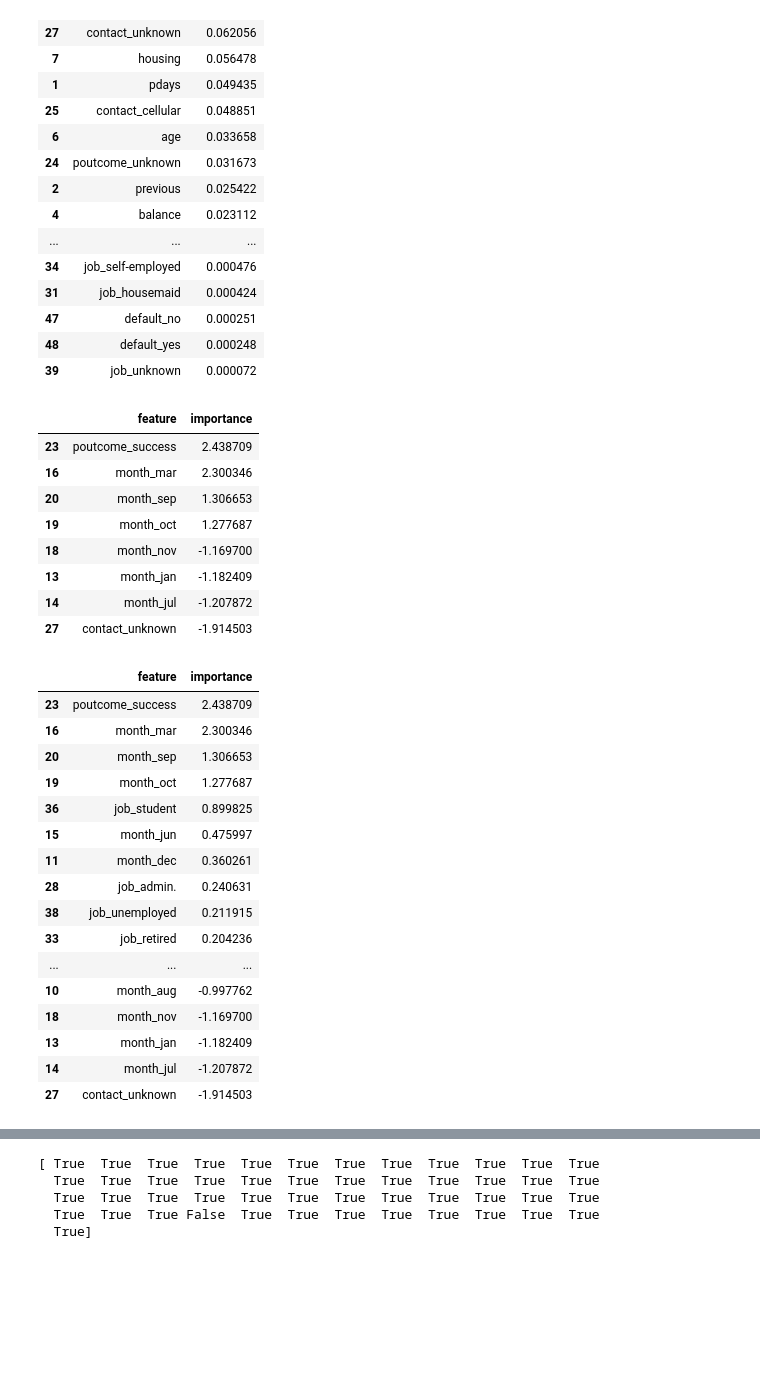
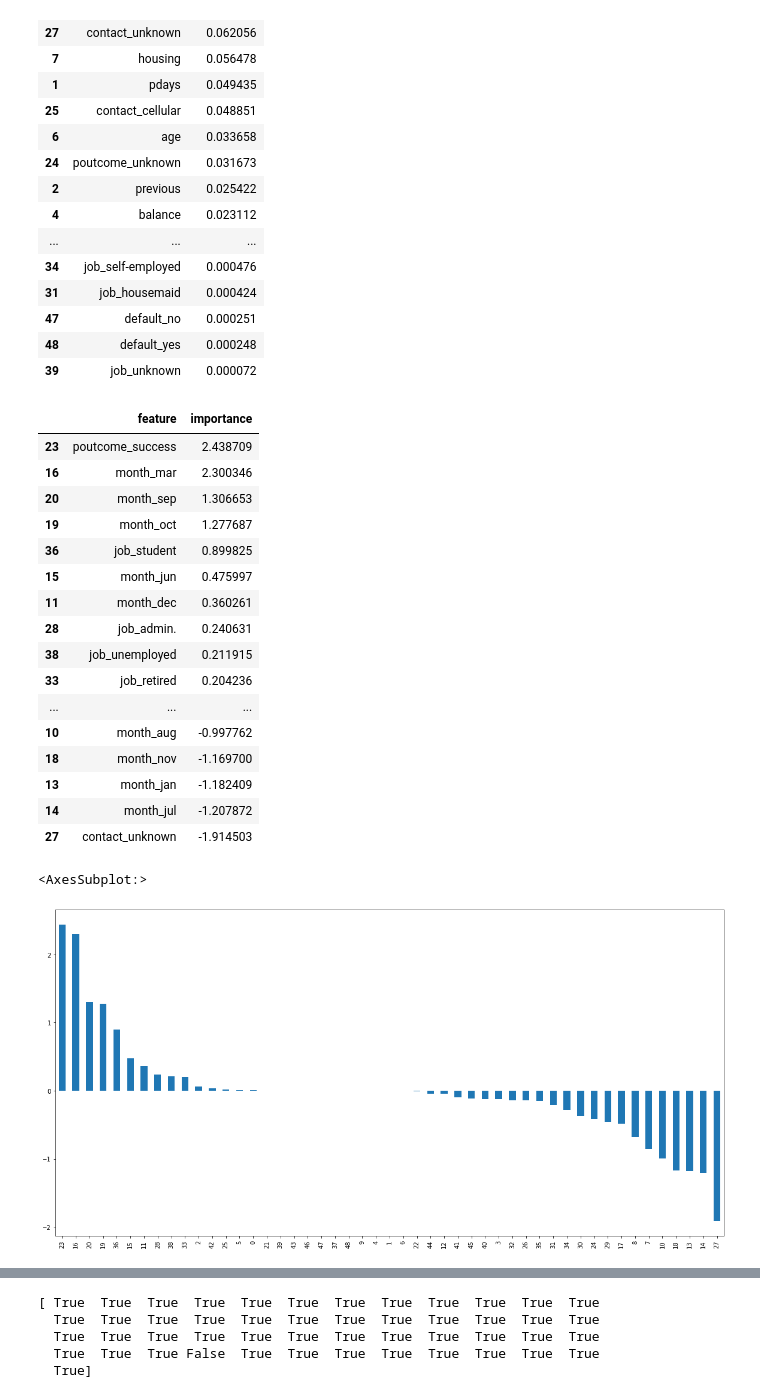
Before and after one commit to jwixis/ixisiv, a Jupyter notebook: bank_3.ipynb, the cells around one changed output, grey strips where cells are left out. Cells and saved outputs as stored; diff of their text form; code cells hidden in the pictures; blank space fills up the shorter version.

```diff
--- a/bank_3.ipynb
+++ b/bank_3.ipynb
@@ -159,3 +185,7 @@ sig_obj
 # %%
-sig_num_col = list(sig_num[sig_num['p-Value']<0.05]['Feature'])
-sig_obj_col = list(sig_obj[sig_obj['p-Value']<0.05]['Feature'])
+alpha_level = 0.05
+num_col_num = sig_num.shape[0]
+num_col_obj = sig_obj.shape[0]
+sig_num_col = list(sig_num[sig_num['p-Value']<(alpha_level/sig_num.shape[0])]['Feature'])
+sig_obj_col = list(sig_obj[sig_obj['p-Value']<(alpha_level/sig_obj.shape[0])]['Feature'])
+print(len(sig_num_col), len(sig_obj_col))
@@ -335,34 +396,28 @@ df_rf_fea_imp
 # %%
 df_lasso_fea_imp = pd.DataFrame(zip(X_train.columns, fitted_clfs[1].coef_[0]),
                              columns=['feature', 'importance']).sort_values(by='importance', ascending=False)
-df_lasso_fea_imp[(df_lasso_fea_imp.importance>1)|(df_lasso_fea_imp.importance<-1)]
+df_lasso_fea_imp
 # %% [output]
 |  | feature | importance |
 | 23 | poutcome_success | 2.438709 |
 | 16 | month_mar | 2.300346 |
 | 20 | month_sep | 1.306653 |
 | 19 | month_oct | 1.277687 |
+| 36 | job_student | 0.899825 |
+| 15 | month_jun | 0.475997 |
+| 11 | month_dec | 0.360261 |
+| 28 | job_admin. | 0.240631 |
+| 38 | job_unemployed | 0.211915 |
+| 33 | job_retired | 0.204236 |
+| ... | ... | ... |
+| 10 | month_aug | -0.997762 |
 | 18 | month_nov | -1.169700 |
 | 13 | month_jan | -1.182409 |
 | 14 | month_jul | -1.207872 |
 | 27 | contact_unknown | -1.914503 |
 # %%
-df_lasso_fea_imp
+plt.figure(figsize=(20,10))
+df_lasso_fea_imp.importance.plot(kind='bar')
 # %% [output]
-|  | feature | importance |
-| 23 | poutcome_success | 2.438709 |
-| 16 | month_mar | 2.300346 |
-| 20 | month_sep | 1.306653 |
-| 19 | month_oct | 1.277687 |
-| 36 | job_student | 0.899825 |
-| 15 | month_jun | 0.475997 |
-| 11 | month_dec | 0.360261 |
-| 28 | job_admin. | 0.240631 |
-| 38 | job_unemployed | 0.211915 |
-| 33 | job_retired | 0.204236 |
-| ... | ... | ... |
-| 10 | month_aug | -0.997762 |
-| 18 | month_nov | -1.169700 |
-| 13 | month_jan | -1.182409 |
-| 14 | month_jul | -1.207872 |
-| 27 | contact_unknown | -1.914503 |
+<AxesSubplot:>
+[figure, added]
```
Also changed, not shown: parts of 34 cells of this notebook.
